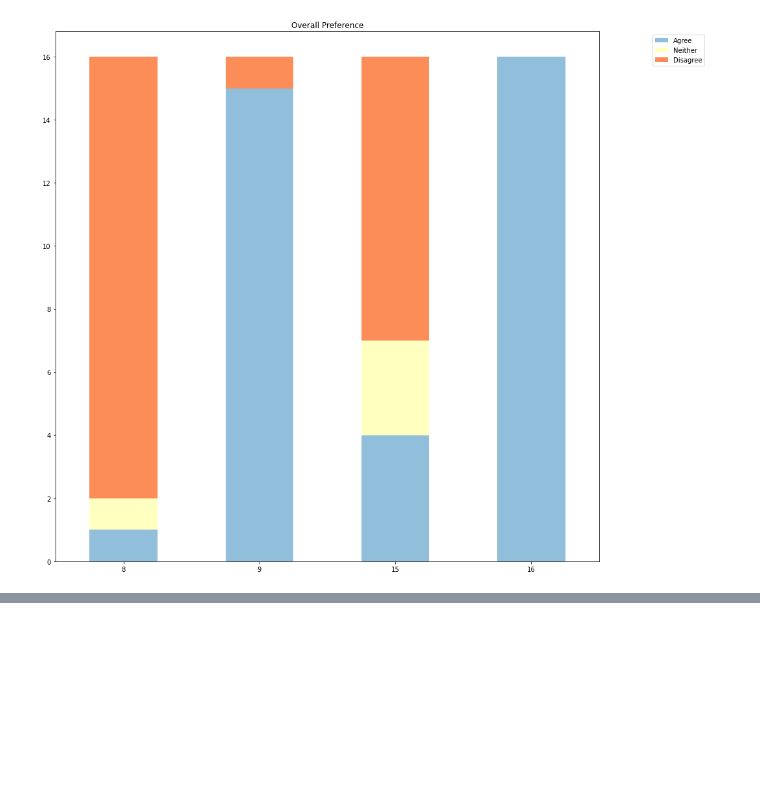
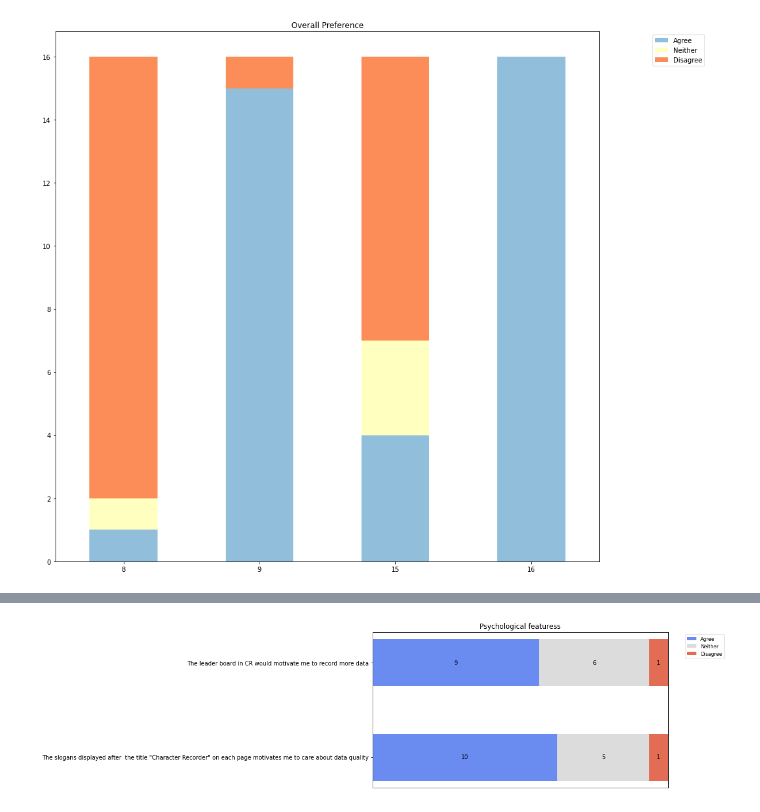
Before and after one commit to YuxuanZhou1/Character-Recorder-DA, a Jupyter notebook: Question classifier.ipynb, the cells around one changed output, grey strips where cells are left out. Saved outputs shown, nothing was run; the diff lists cells and outputs as text; code cells hidden in the pictures; blank space fills up the shorter version.

```diff
--- a/Question classifier.ipynb
+++ b/Question classifier.ipynb
@@ -218,0 +331,8 @@ plt.savefig(os.path.join('Pics/Question Classifier/V.2/Overall Preference.png'),
+# %%
+scale = [10, 11]
+draw6(SA, scale)
+
+plt.title("Psychological featuress")
+plt.savefig(os.path.join('Pics/Question Classifier/V.3/Psychological features.png'), dpi=300, format='png', bbox_inches='tight')
+# %% [output]
+[figure, added]
```
Also changed, not shown: parts of 6 cells of this notebook, 10 other files.
